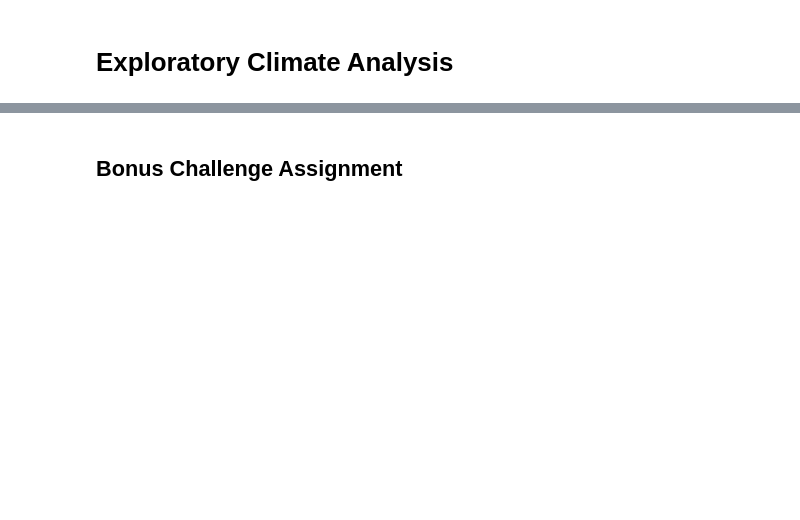
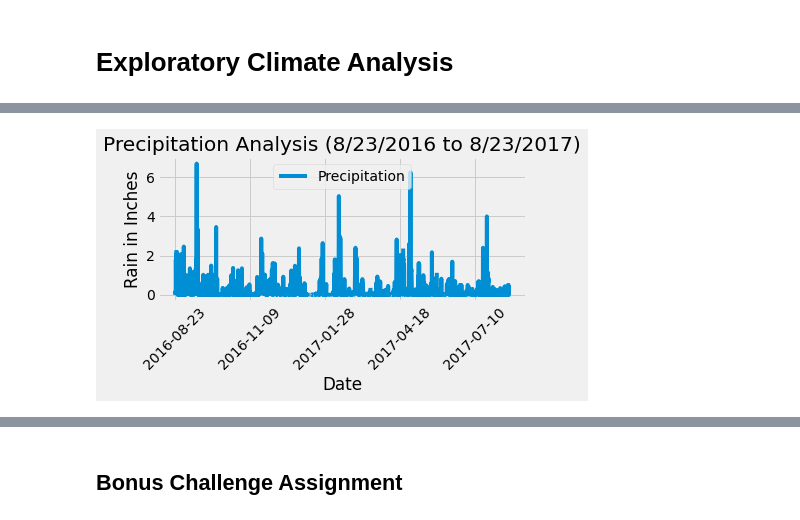
Before and after one commit to makbarish/AQLAlchemy-Challenge, a Jupyter notebook: climate_starter.ipynb, the cells around one changed output, grey strips where cells are left out. Saved outputs shown, nothing was run; the diff lists cells and outputs as text; code cells hidden in the pictures; blank space fills up the shorter version.

```diff
--- a/climate_starter.ipynb
+++ b/climate_starter.ipynb
@@ -82,0 +70,3 @@ selectall.__dict__
+# %%
+year_from_current = str(eval(most_curr_date[0:4])-1) + most_curr_date[4:]
+print(year_from_current)
@@ -82,0 +75,5 @@ selectall.__dict__
+# %%
+# Perform a query to retrieve the data and precipitation scores
+prcp_last_12months = session.query(Measurement.date, Measurement.prcp).\
+    filter(Measurement.date >= year_from_current).filter(Measurement.date <= most_curr_date).order_by(Measurement.date).all()
+print(prcp_last_12months[0], prcp_last_12months[2229])
@@ -82,0 +82,6 @@ selectall.__dict__
+# %%
+# Save the query results as a Pandas DataFrame and set the index to the date column
+prcp_last_12months_df = pd.DataFrame(data = prcp_last_12months)
+prcp_last_12months_df.set_index("date", inplace = True)
+prcp_last_12months_df.rename(columns={"prcp": "Precipitation"}, inplace = True)
+prcp_last_12months_df.head()
@@ -83,2 +96,16 @@ selectall.__dict__
+# %%
+# Use Pandas Plotting with Matplotlib to plot the data
+prcp_last_12months_df.plot()
+plt.xlabel("Date")
+plt.ylabel("Rain in Inches")
+plt.title("Precipitation Analysis (8/23/2016 to 8/23/2017)")
+plt.legend(loc=9)
+# plt.legend(["Precipitation"])
+plt.xticks(rotation=45)
+plt.tight_layout()
+plt.savefig("Precipitation_Analysis.png")
+plt.show()
+# %% [output]
+[figure, added]
 # %%
 # Use Pandas to calcualte the summary statistics for the precipitation data
```
Also changed, not shown: parts of 20 cells of this notebook, 4 other files.
